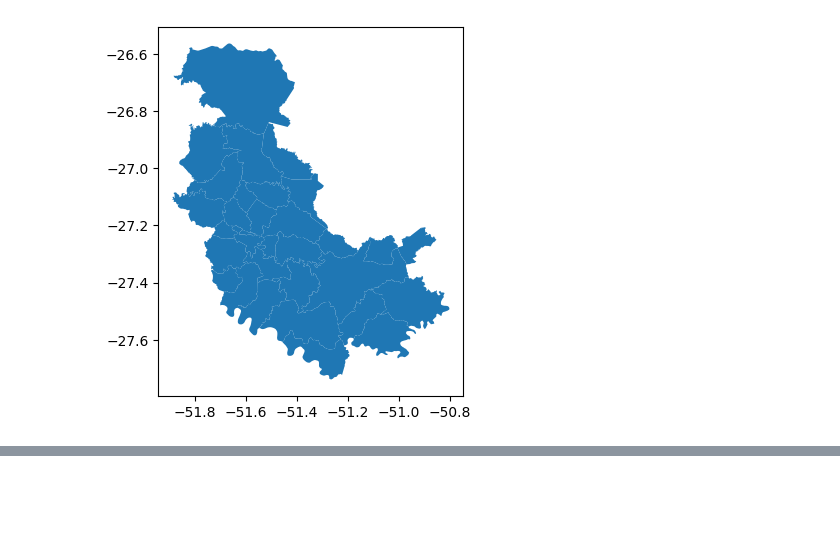
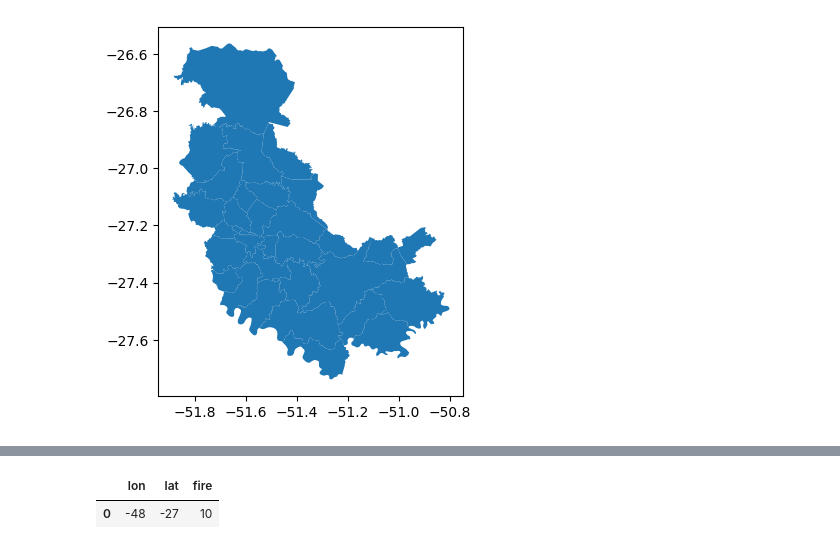
Before and after one commit to leohoinaski/ENS410064, a Jupyter notebook: 2024/notebooks/Aula05.ipynb, the cells around one changed output, grey strips where cells are left out. Cells and saved outputs as stored; diff of their text form; code cells hidden in the pictures; blank space fills up the shorter version.

```diff
--- a/2024/notebooks/Aula05.ipynb
+++ b/2024/notebooks/Aula05.ipynb
@@ -94,0 +98,14 @@ for file in filelist:
+# %%
+# Enquanto isso...
+
+# Criando um dataframe com pontos e transformando em geodataframe
+import pandas as pd
+dataSample = pd.DataFrame({'lon':[-48], 'lat':[-27], 'fire':[10]})
+
+# Conversão para geodataframe
+gdf = gpd.GeoDataFrame(
+    df, geometry=gpd.points_from_xy(df.Longitude, df.Latitude), crs="EPSG:4326"
+)
+# %% [output]
+|  | lon | lat | fire |
+| 0 | -48 | -27 | 10 |
```
Also changed, not shown: parts of 3 cells of this notebook.
